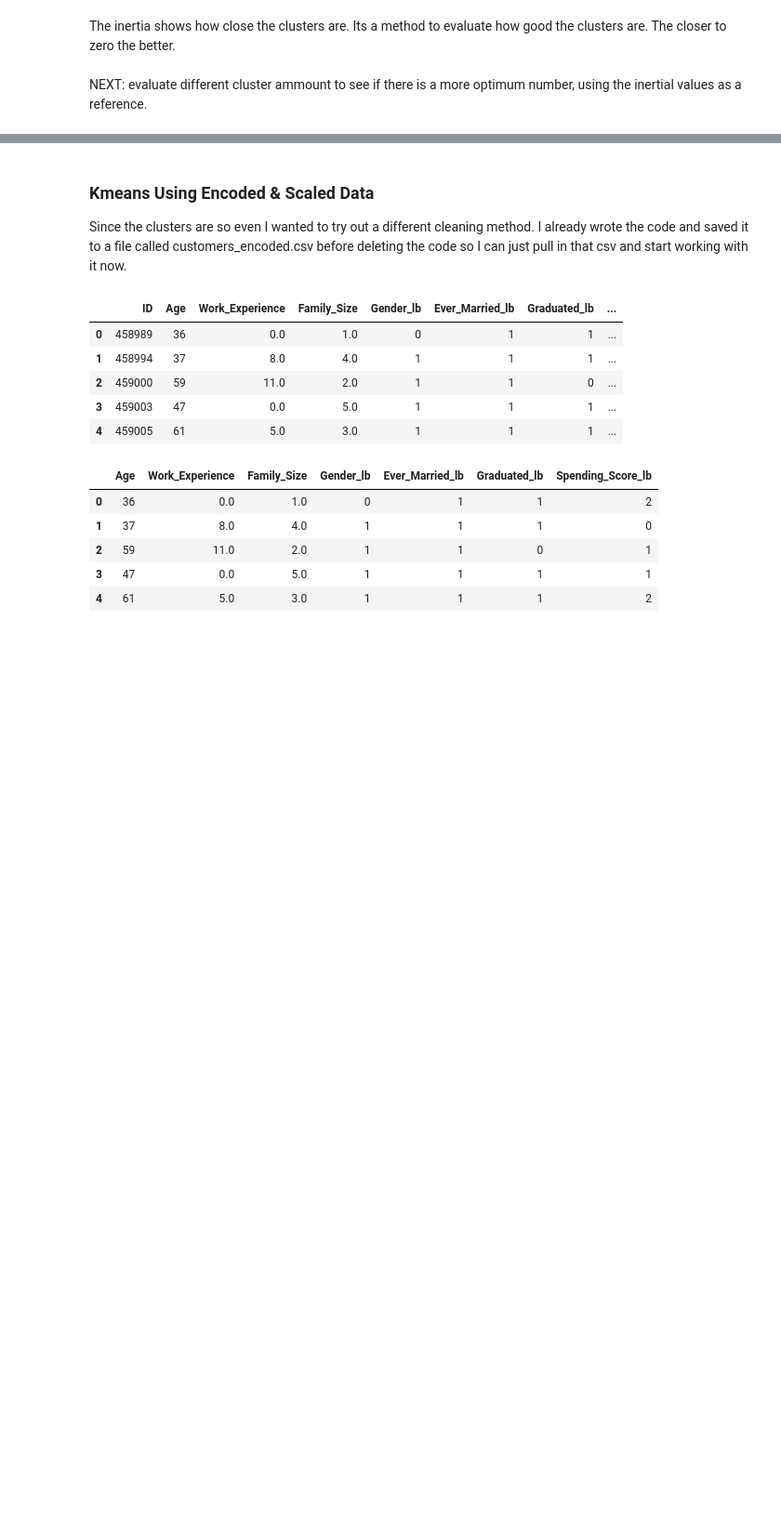
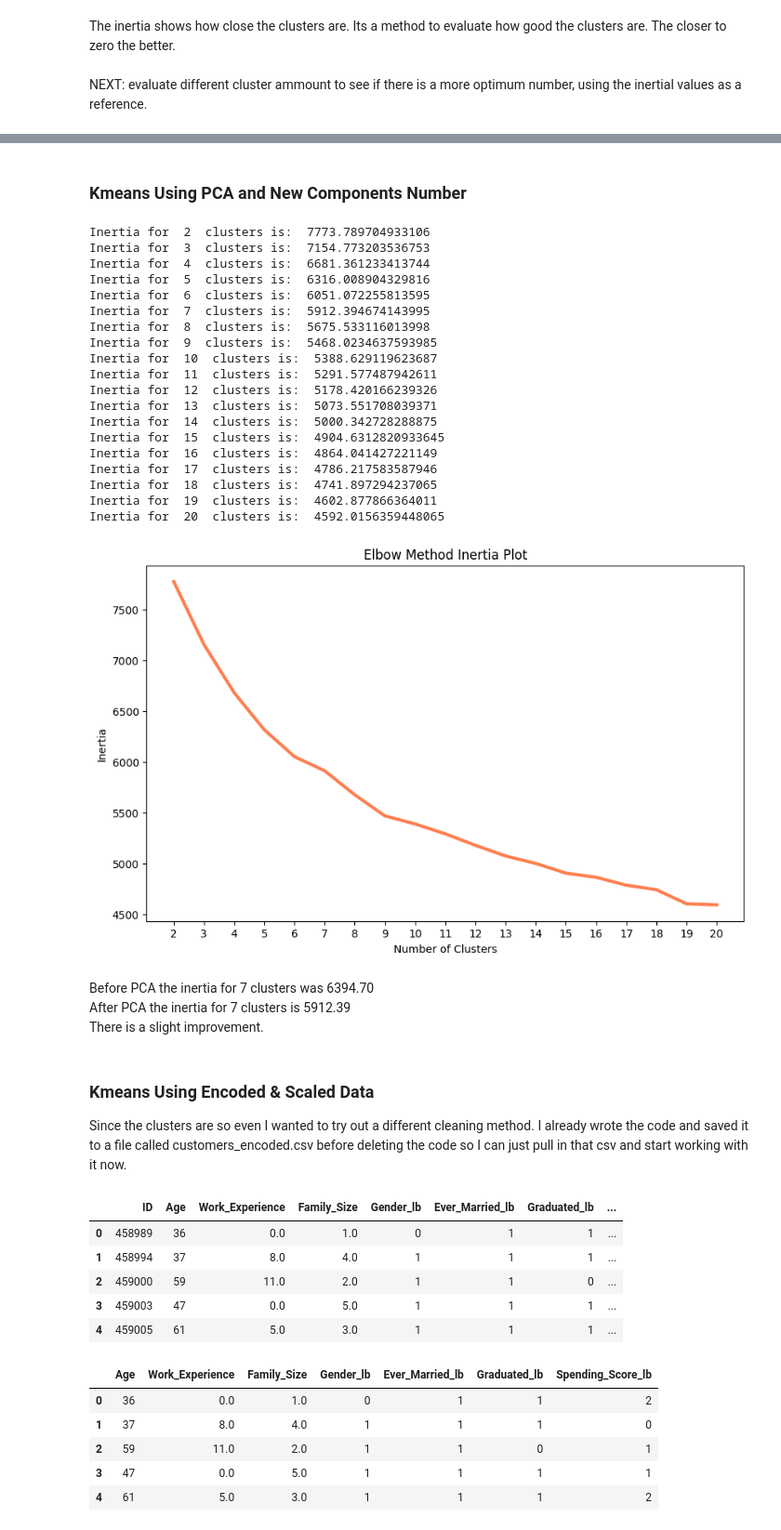
Before and after one commit to Korrin-F/tDS_Day_By_Days, a Jupyter notebook: Week 8 - Assignment_Unsupervised/Mini_unsupervised_P1.ipynb, the cells around one changed output, grey strips where cells are left out. Shown: that part at 93% size. Cells and saved outputs as stored; diff of their text form; code cells hidden in the pictures; blank space fills up the shorter version.

```diff
--- a/Week 8 - Assignment_Unsupervised/Mini_unsupervised.ipynb
+++ b/Week 8 - Assignment_Unsupervised/Mini_unsupervised_P1.ipynb
@@ -329,3 +465,56 @@ plt.show()
+# %% [markdown]
+### Kmeans Using PCA and New Components Number
+# %%
+# run PCA again with 56 components
+pca = PCA(n_components=56, random_state=0)
+X1_r = pca.fit(X1).transform(X1)
+
+# Kmeans
+clusters = range(2,21)
+pca_inertia = []
+
+for p in clusters:
+    kmeans_model = KMeans(n_clusters=p, random_state=1)
+    kmeans_model.fit(X1_r)
+    i = kmeans_model.inertia_
+    pca_inertia.append(i)
+    print('Inertia for ', p, ' clusters is: ', i)
+
+# plot the inertia - elbow method
+fig, ax2 = plt.subplots(figsize=(10,6))
+xx2 = np.arange(len(clusters))
+ax2.plot(xx2, pca_inertia, linewidth=3, color='coral')
+ax2.set_xticks(xx2)
+ax2.set_xticklabels(clusters)
+ax2.set_xlabel('Number of Clusters')
+ax2.set_ylabel('Inertia')
+ax2.set_title('Elbow Method Inertia Plot')
+plt.show()
+# %% [output]
+Inertia for  2  clusters is:  7773.789704933106
+Inertia for  3  clusters is:  7154.773203536753
+Inertia for  4  clusters is:  6681.361233413744
+Inertia for  5  clusters is:  6316.008904329816
+Inertia for  6  clusters is:  6051.072255813595
+Inertia for  7  clusters is:  5912.394674143995
+Inertia for  8  clusters is:  5675.533116013998
+Inertia for  9  clusters is:  5468.0234637593985
+Inertia for  10  clusters is:  5388.629119623687
+Inertia for  11  clusters is:  5291.577487942611
+Inertia for  12  clusters is:  5178.420166239326
+Inertia for  13  clusters is:  5073.551708039371
+Inertia for  14  clusters is:  5000.342728288875
+Inertia for  15  clusters is:  4904.6312820933645
+Inertia for  16  clusters is:  4864.041427221149
+Inertia for  17  clusters is:  4786.217583587946
+Inertia for  18  clusters is:  4741.897294237065
+Inertia for  19  clusters is:  4602.877866364011
+Inertia for  20  clusters is:  4592.0156359448065
+[figure, added]
+# %% [markdown]
+Before PCA the inertia for 7 clusters was 6394.70 <br>
+After PCA the inertia for 7 clusters is 5912.39 <br>
+There is a slight improvement.
 # %% [markdown]
 ### Kmeans Using Encoded & Scaled Data
 Since the clusters are so even I wanted to try out a different cleaning method. I already wrote the code and saved it to a file called customers_encoded.csv before deleting the code so I can just pull in that csv and start working with it now.
```
Also changed, not shown: parts of 32 cells of this notebook, 3 other files.
